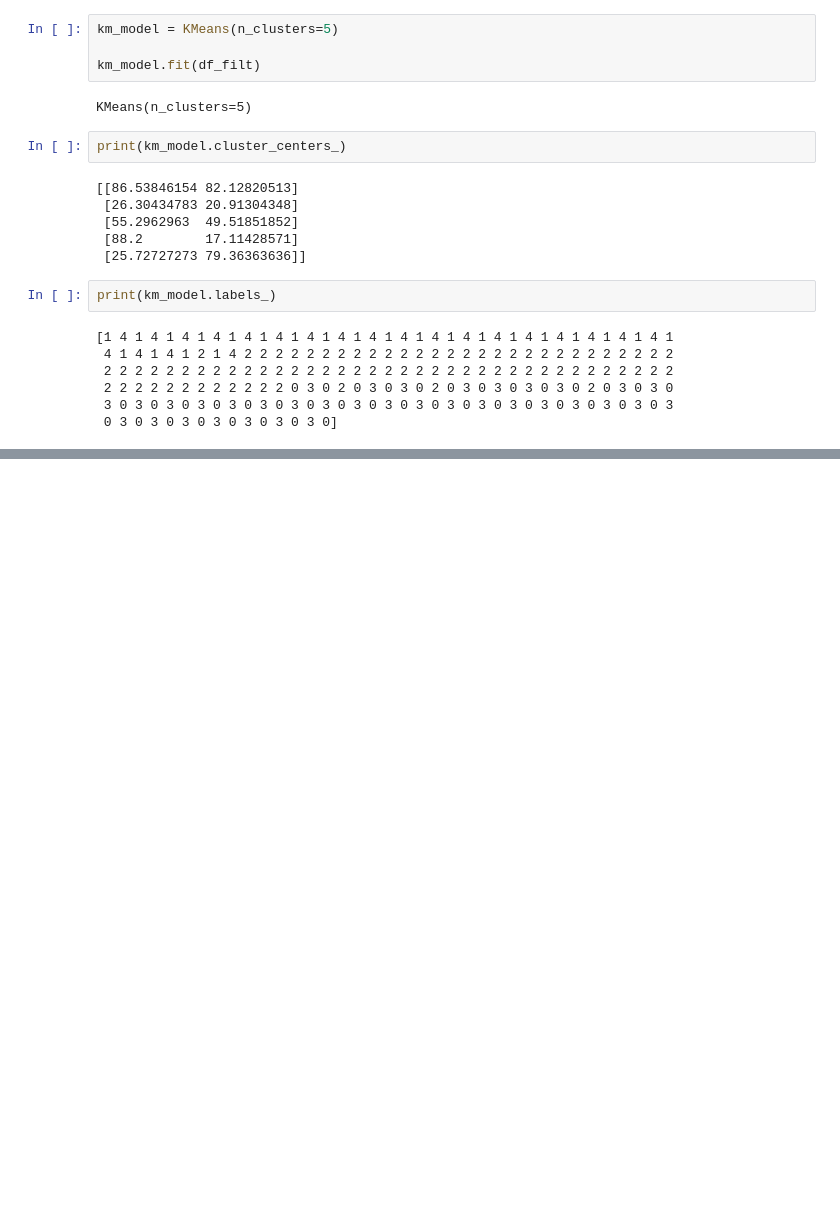
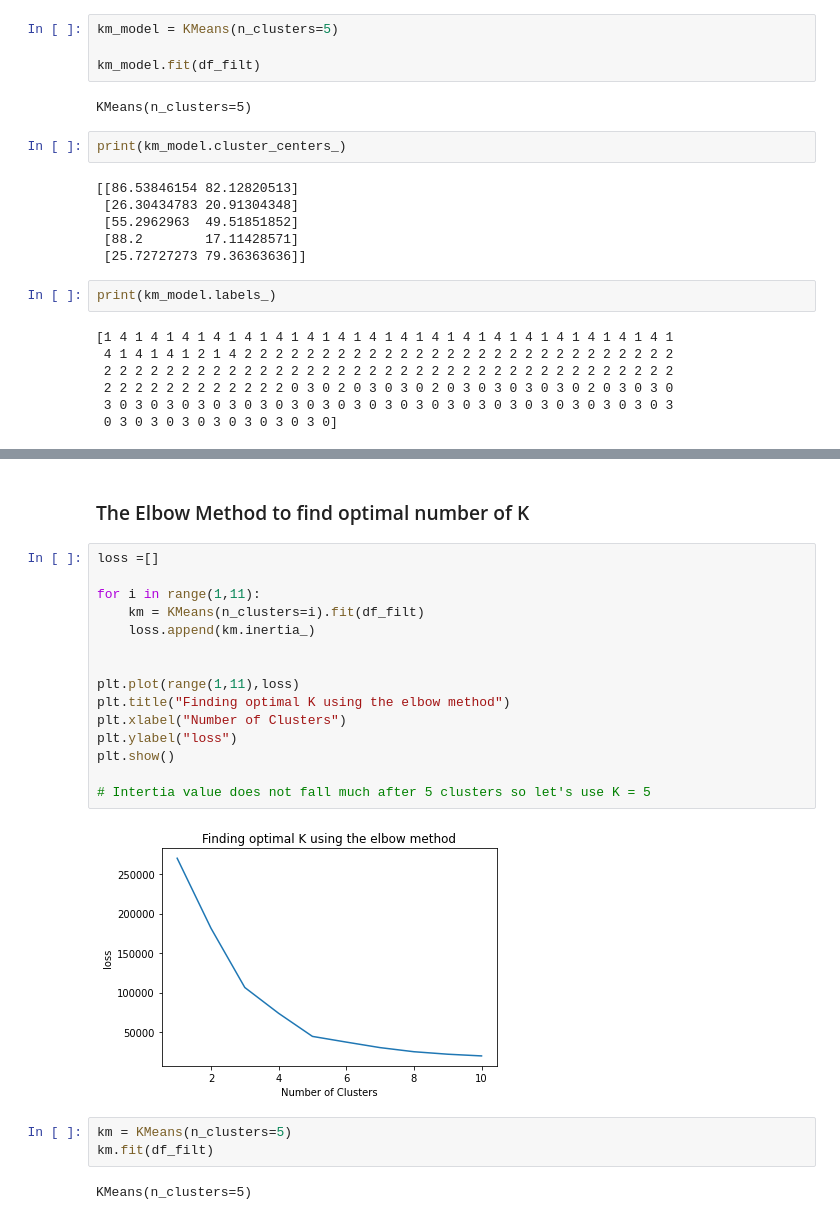
Before and after one commit to ArshAhmadDogar/Sklearn-Specialization, a Jupyter notebook: Clustering/Customer_Segmentation_Clustering.ipynb, the cells around one changed output, grey strips where cells are left out. Saved outputs shown, nothing was run; the diff lists cells and outputs as text; blank space fills up the shorter version.

Commit message:
New Additions Done Apriori, DBSCAN, KMEANS, LSI and more

```diff
--- a/Clustering/Customer_Segmentation_Clustering.ipynb
+++ b/Clustering/Customer_Segmentation_Clustering.ipynb
@@ -87,0 +97,24 @@ print(km_model.labels_)
+# %% [markdown]
+### The Elbow Method to find optimal number of K
+# %%
+loss =[]
+
+for i in range(1,11):
+    km = KMeans(n_clusters=i).fit(df_filt)
+    loss.append(km.inertia_)
+
+
+plt.plot(range(1,11),loss)
+plt.title("Finding optimal K using the elbow method")
+plt.xlabel("Number of Clusters")
+plt.ylabel("loss")
+plt.show()
+
+# Intertia value does not fall much after 5 clusters so let's use K = 5
+# %% [output]
+[figure, added]
+# %%
+km = KMeans(n_clusters=5)
+km.fit(df_filt)
+# %% [output]
+KMeans(n_clusters=5)
```
Also changed, not shown: parts of 7 cells of this notebook, 14 other files.
